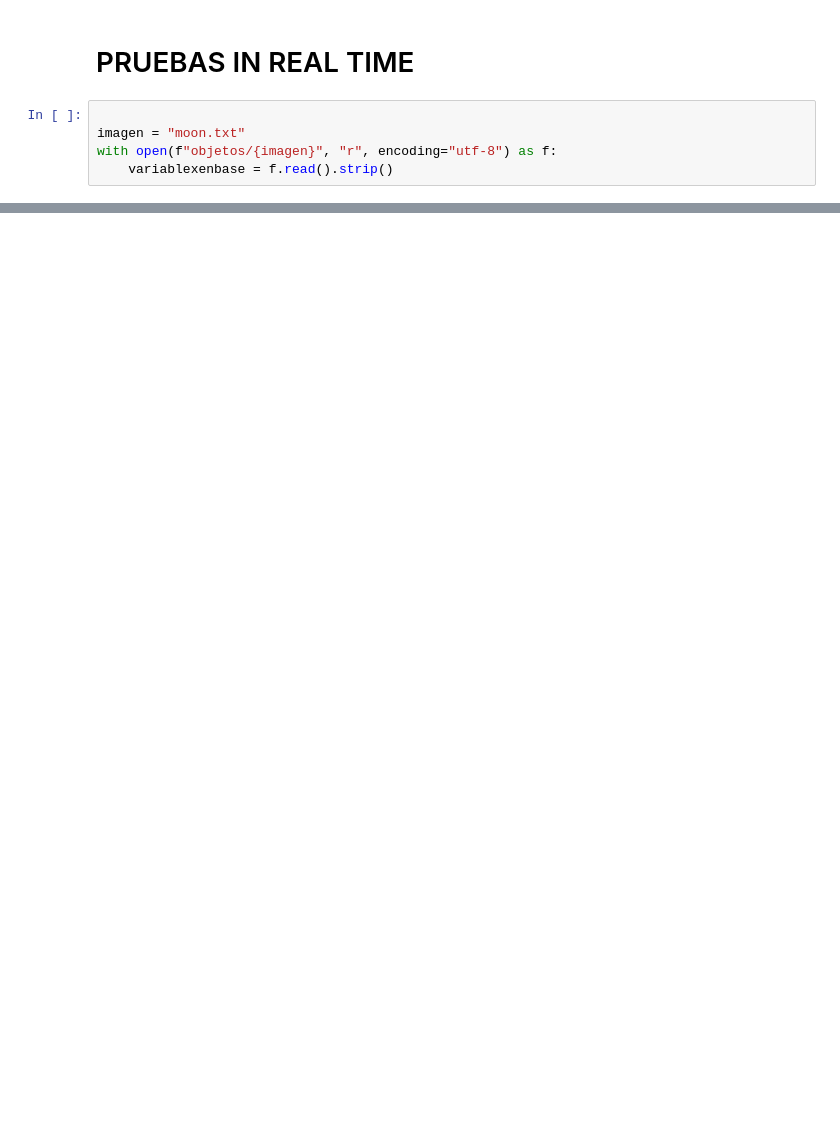
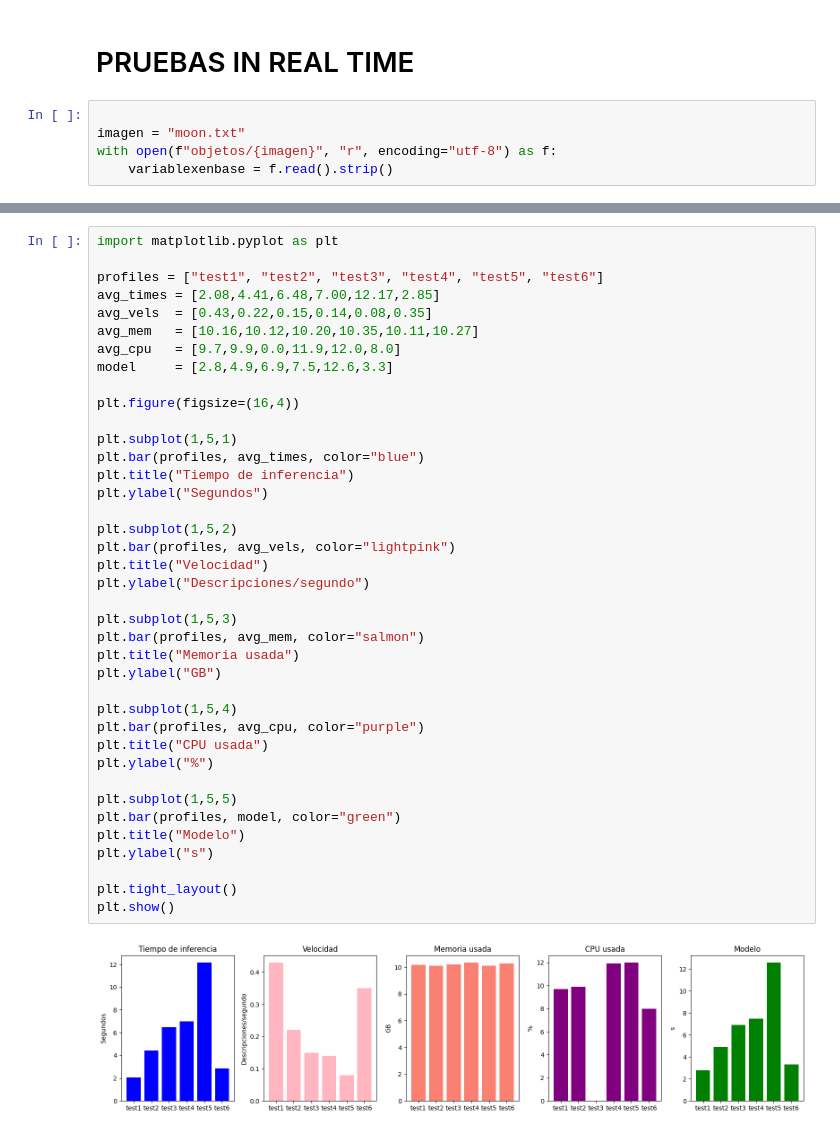
Before and after one commit to Semillero-Prometeo/pmai-model-context, a Jupyter notebook: main.ipynb, the cells around one changed output, grey strips where cells are left out. Drawn from its saved outputs; the diff is of its cells as text; blank space fills up the shorter version.

```diff
--- a/main.ipynb
+++ b/main.ipynb
@@ -213,0 +250,41 @@ CPU %: 3.9
+# %%
+import matplotlib.pyplot as plt
+
+profiles = ["test1", "test2", "test3", "test4", "test5", "test6"]
+avg_times = [2.08,4.41,6.48,7.00,12.17,2.85]
+avg_vels  = [0.43,0.22,0.15,0.14,0.08,0.35]
+avg_mem   = [10.16,10.12,10.20,10.35,10.11,10.27]
+avg_cpu   = [9.7,9.9,0.0,11.9,12.0,8.0]
+model     = [2.8,4.9,6.9,7.5,12.6,3.3]
+
+plt.figure(figsize=(16,4))
+
+plt.subplot(1,5,1)
+plt.bar(profiles, avg_times, color="blue")
+plt.title("Tiempo de inferencia")
+plt.ylabel("Segundos")
+
+plt.subplot(1,5,2)
+plt.bar(profiles, avg_vels, color="lightpink")
+plt.title("Velocidad")
+plt.ylabel("Descripciones/segundo")
+
+plt.subplot(1,5,3)
+plt.bar(profiles, avg_mem, color="salmon")
+plt.title("Memoria usada")
+plt.ylabel("GB")
+
+plt.subplot(1,5,4)
+plt.bar(profiles, avg_cpu, color="purple")
+plt.title("CPU usada")
+plt.ylabel("%")
+
+plt.subplot(1,5,5)
+plt.bar(profiles, model, color="green")
+plt.title("Modelo")
+plt.ylabel("s")
+
+plt.tight_layout()
+plt.show()
+# %% [output]
+[figure, added]
```
Also changed, not shown: parts of 14 cells of this notebook, 4 other files.
